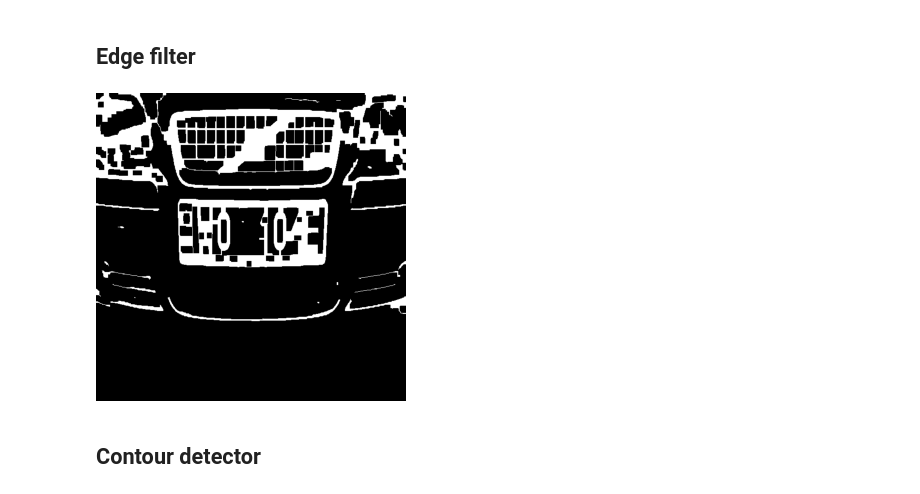
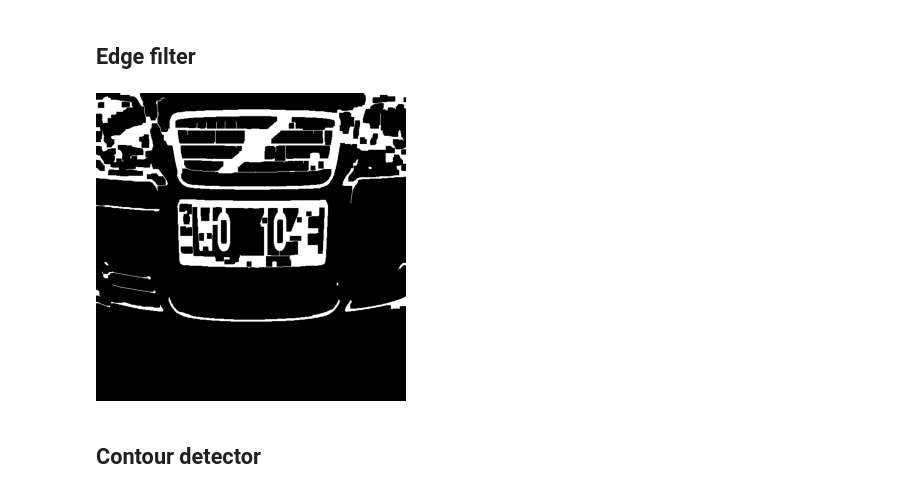
Before and after one commit to jostrzol/twm-proj, a Jupyter notebook: notebooks/01-pipeline-visualization.ipynb, the cells around one changed output. Cells and saved outputs as stored; diff of their text form; code cells hidden in the pictures.

```diff
--- a/notebooks/01-pipeline-visualization.ipynb
+++ b/notebooks/01-pipeline-visualization.ipynb
@@ -57,10 +57,10 @@ show(filtered)
 # %%
 from twm_proj.implementation.edge_filter import EdgeFilter
 
-edges = EdgeFilter().filter(image)
+edges = EdgeFilter().filter(filtered)
 show(edges)
 # %% [output]
-[figure, old version]
+[figure, new version]
 # %% [markdown]
 ## Contour detector
 # %%
```
Also changed, not shown: parts of 7 cells of this notebook, 5 other files.
